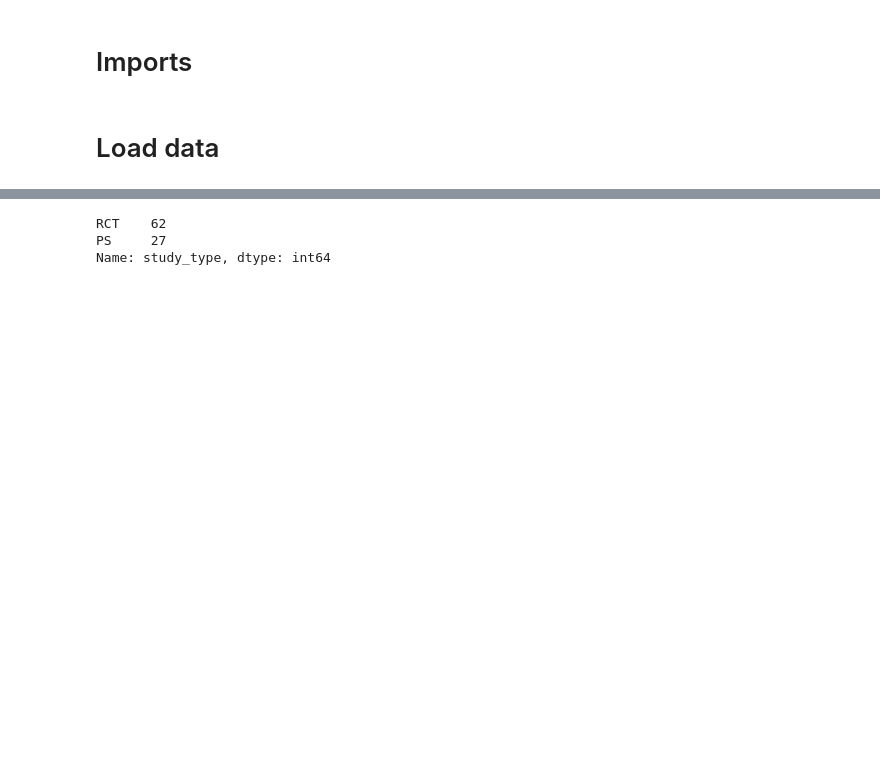
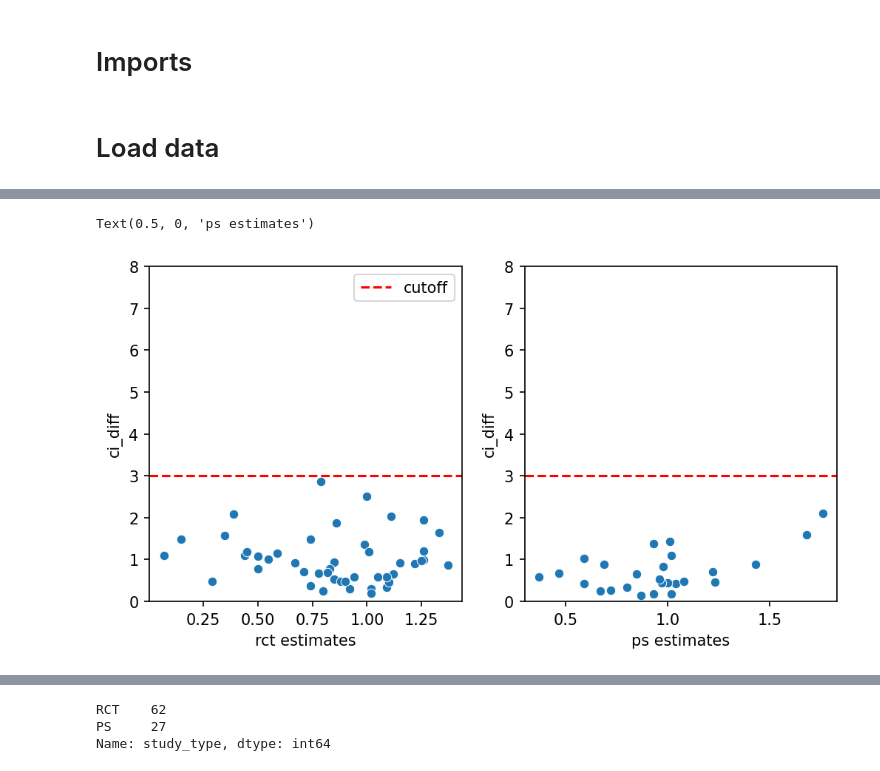
Before and after one commit to tliu526/psm-leakage, a Jupyter notebook: psm_leakage.ipynb, the cells around one changed output, grey strips where cells are left out. Cells and saved outputs as stored; diff of their text form; code cells hidden in the pictures; blank space fills up the shorter version.

```diff
--- a/psm_leakage.ipynb
+++ b/psm_leakage.ipynb
@@ -20,4 +22,6 @@ psm_leak = pd.read_csv("psm_leakage.csv")
 # create a unique study id via index
 psm_leak = psm_leak.reset_index()
 psm_leak = psm_leak.rename({"index": "study_id"}, axis="columns")
+psm_leak['study_id'] = psm_leak['study_id'].astype(str)
 psm_leak.head()
+psm_leak['ci_diff'] = psm_leak['upper_ci'] - psm_leak['lower_ci']
@@ -30,0 +40,18 @@ psm_leak.head()
+# %%
+fig, (ax1, ax2) = plt.subplots(1, 2, dpi=150, figsize=(8,4))
+rct = psm_leak[psm_leak['study_type'] == 'RCT']
+ps = psm_leak[psm_leak['study_type'] == 'PS']
+
+sns.scatterplot(data=rct, x='estimate', y='ci_diff', ax=ax1)
+ax1.set_ylim(0, 8)
+ax1.set_xlabel("rct estimates")
+ax1.axhline(y=3, ls='--', color='red', label='cutoff')
+ax1.legend()
+
+sns.scatterplot(data=ps, x='estimate', y='ci_diff', ax=ax2)
+ax2.set_ylim(0, 8)
+ax2.axhline(y=3, ls='--', color='red', label='cutoff')
+ax2.set_xlabel("ps estimates")
+# %% [output]
+Text(0.5, 0, 'ps estimates')
+[figure, added]
```
Also changed, not shown: parts of 21 cells of this notebook.
